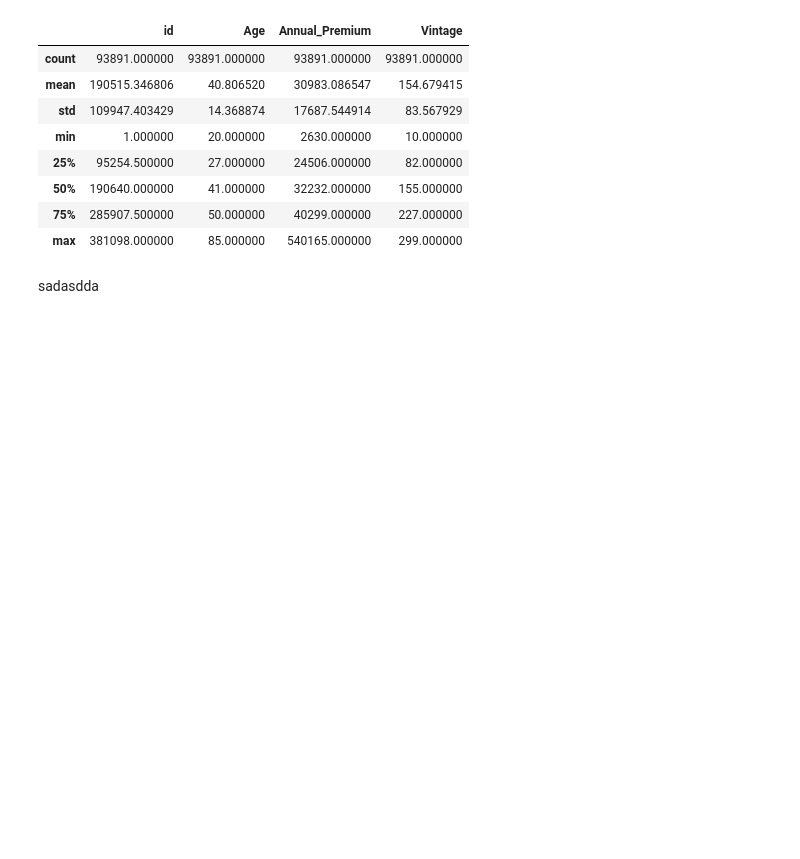
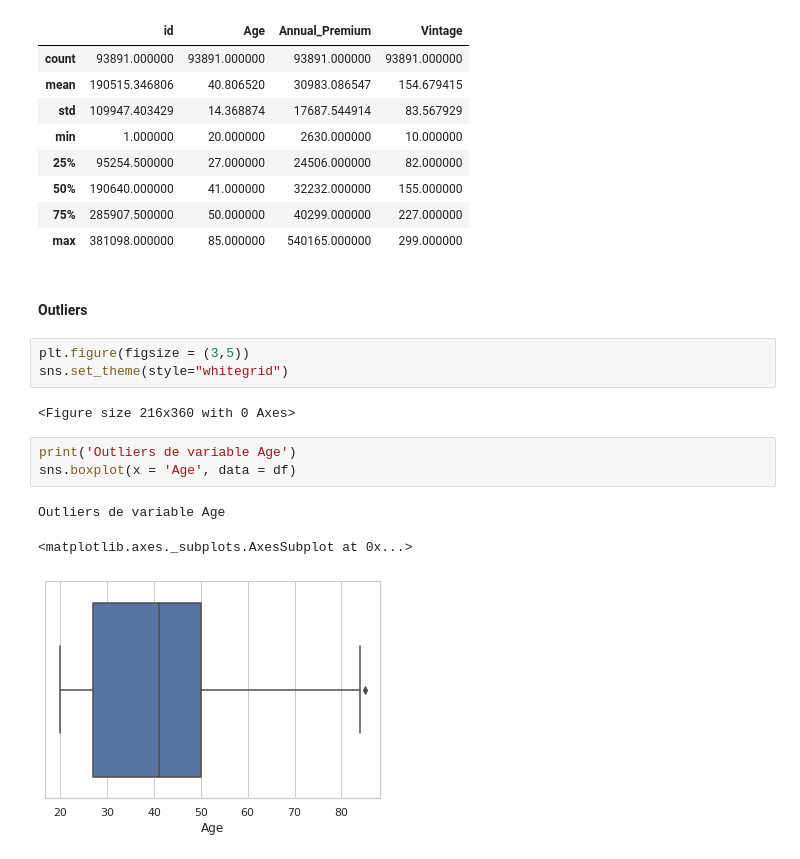
Before and after one commit to Ecaballero333/Obligatorio_ML, a Jupyter notebook: VallarinoIgnacio_CaballeroEduardo_Obligatorio_ML.ipynb, the cells around one changed output. Drawn from its saved outputs; the diff is of its cells as text; blank space fills up the shorter version.

```diff
--- a/VallarinoIgnacio_CaballeroEduardo_Obligatorio_ML.ipynb
+++ b/VallarinoIgnacio_CaballeroEduardo_Obligatorio_ML.ipynb
@@ -119,5 +123,17 @@ df.describe(include = [np.number])
 | 50% | 190640.000000 | 41.000000 | 32232.000000 | 155.000000 |
 | 75% | 285907.500000 | 50.000000 | 40299.000000 | 227.000000 |
 | max | 381098.000000 | 85.000000 | 540165.000000 | 299.000000 |
-# %% [markdown]
-sadasdda
+# %% [markdown]
+#### Outliers
+# %%
+plt.figure(figsize = (3,5))
+sns.set_theme(style="whitegrid")
+# %% [output]
+<Figure size 216x360 with 0 Axes>
+# %%
+print('Outliers de variable Age')
+sns.boxplot(x = 'Age', data = df)
+# %% [output]
+Outliers de variable Age
+<matplotlib.axes._subplots.AxesSubplot at 0x...>
+[figure, added]
```
Also changed, not shown: parts of 10 cells of this notebook.
